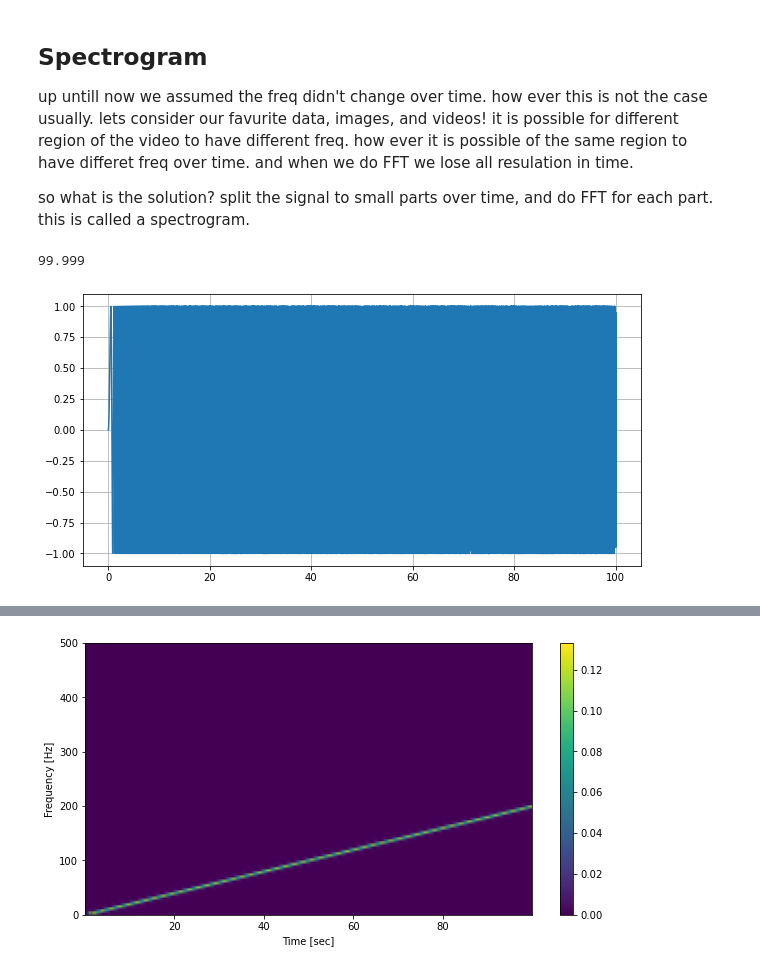
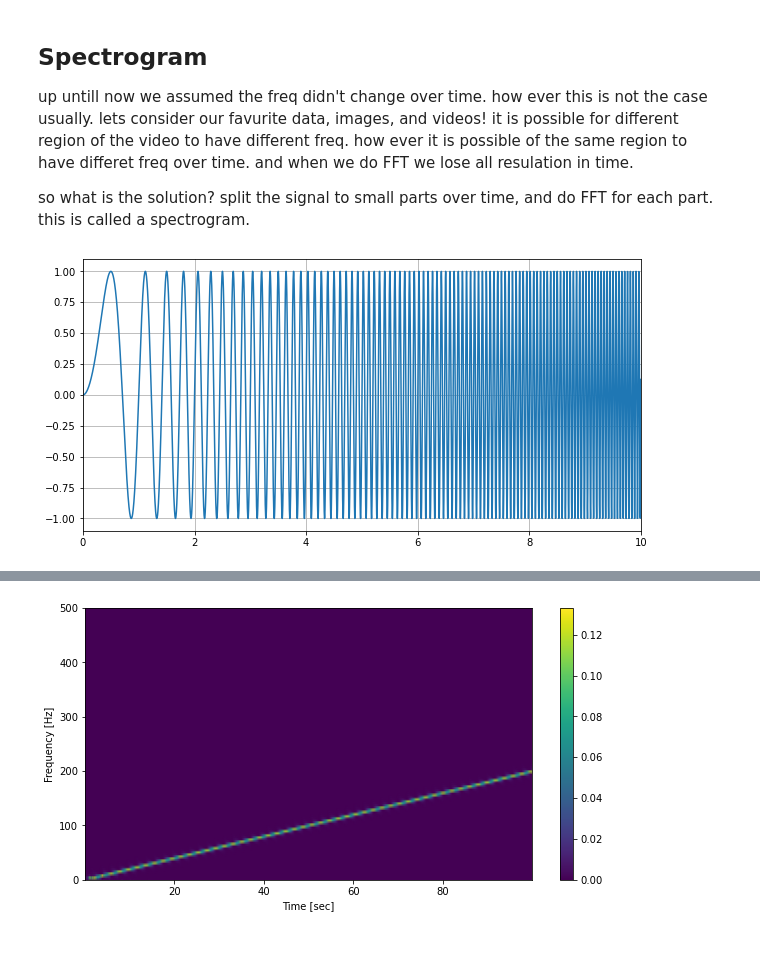
Before and after one commit to OfirKedem/Fourier4Dummies, a Jupyter notebook: Basic Intro to Fourier.ipynb, the cells around one changed output, grey strips where cells are left out. Drawn from its saved outputs; the diff is of its cells as text; code cells hidden in the pictures.

```diff
--- a/Basic Intro to Fourier.ipynb
+++ b/Basic Intro to Fourier.ipynb
@@ -275,16 +275,16 @@ so what is the solution? split the signal to small parts over time, and do FFT f
 # %%
 from scipy.signal import spectrogram
 
 fs = 10e2
 N = 1e5
 time = np.arange(N) / float(fs)
-mod = time
-carrier = np.sin(2*np.pi*mod*time)
-x = carrier
+freq = time  # goes from 0 to 100
+x = np.sin(2 * np.pi * freq * time)
+
 
 plt.plot(time, x)
 plt.grid()
-np.max(mod)
+plt.xlim([0, 10])
+plt.show()
 # %% [output]
-99.999
-[figure, old version]
+[figure, new version]
```
Also changed, not shown: parts of 13 cells of this notebook.
